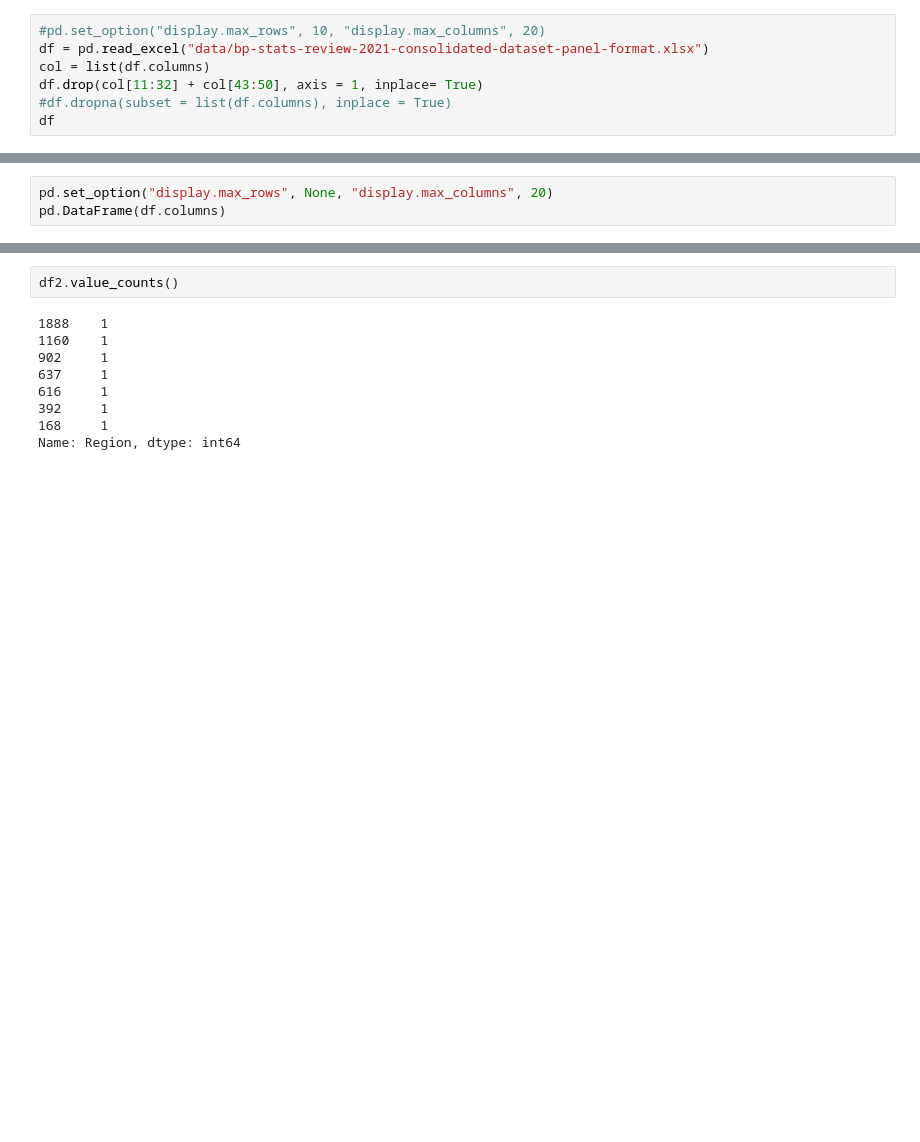
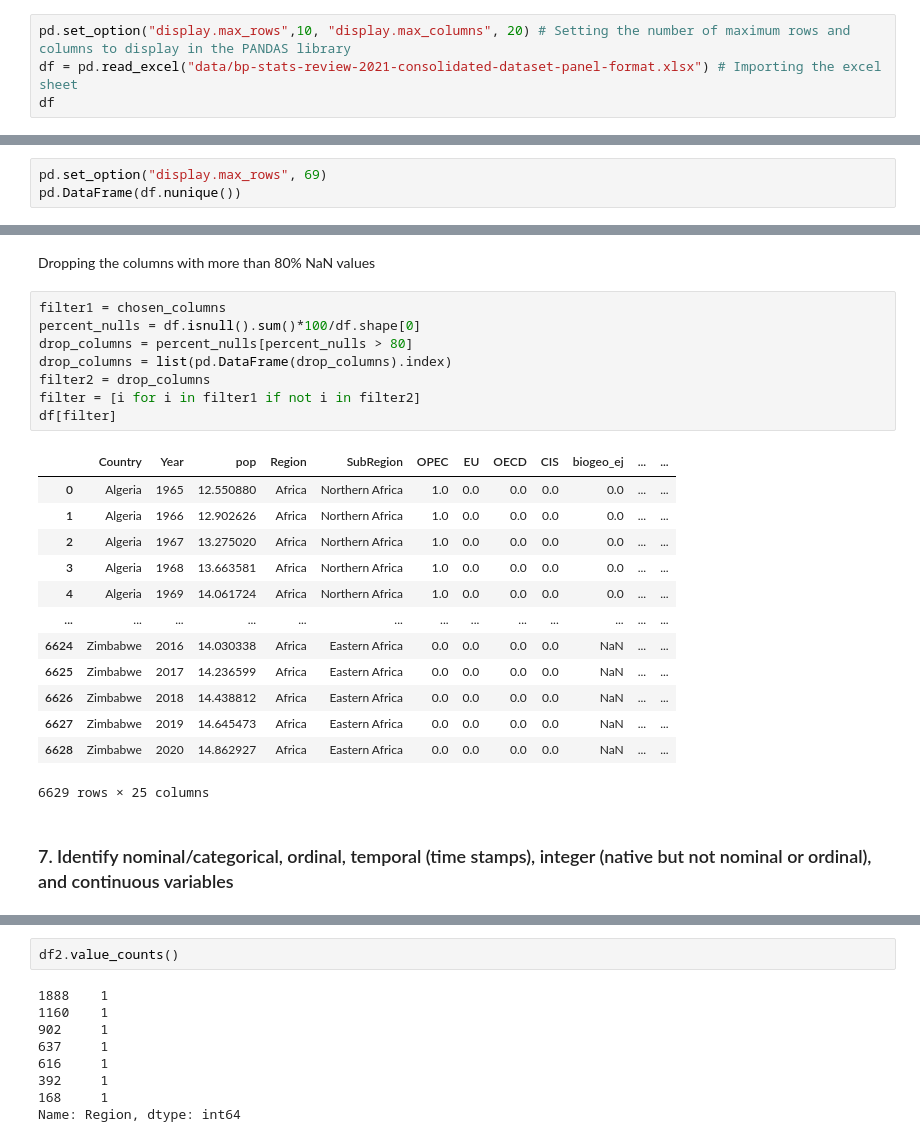
Before and after one commit to PranavaSinghal/DS203-Project, a Jupyter notebook: DS203_project.ipynb, the cells around one changed output, grey strips where cells are left out. Drawn from its saved outputs; the diff is of its cells as text; blank space fills up the shorter version.

```diff
--- a/DS203_project.ipynb
+++ b/DS203_project.ipynb
@@ -8,9 +40,6 @@ pd.set_option("display.max_rows", 10, "display.max_columns", 20)
 # %%
-#pd.set_option("display.max_rows", 10, "display.max_columns", 20)
-df = pd.read_excel("data/bp-stats-review-2021-consolidated-dataset-panel-format.xlsx")
-col = list(df.columns)
-df.drop(col[11:32] + col[43:50], axis = 1, inplace= True)
-#df.dropna(subset = list(df.columns), inplace = True)
+pd.set_option("display.max_rows",10, "display.max_columns", 20) # Setting the number of maximum rows and columns to display in the PANDAS library
+df = pd.read_excel("data/bp-stats-review-2021-consolidated-dataset-panel-format.xlsx") # Importing the excel sheet
 df
 # %% [output]
 |  | Country | Year | pop | ISO3166_alpha3 | ISO3166_numeric | Region | SubRegion | OPEC | EU | ... |
@@ -29,3 +57,0 @@ df
-# %%
-pd.set_option("display.max_rows", None, "display.max_columns", 20)
-pd.DataFrame(df.columns)
@@ -53,0 +84,3 @@ max(list(pd.DataFrame(df.isnull().sum())[0]))
+# %%
+pd.set_option("display.max_rows", 69)
+pd.DataFrame(df.nunique())
@@ -53,0 +221,26 @@ max(list(pd.DataFrame(df.isnull().sum())[0]))
+# %% [markdown]
+Dropping the columns with more than 80% NaN values
+# %%
+filter1 = chosen_columns
+percent_nulls = df.isnull().sum()*100/df.shape[0]
+drop_columns = percent_nulls[percent_nulls > 80]
+drop_columns = list(pd.DataFrame(drop_columns).index)
+filter2 = drop_columns
+filter = [i for i in filter1 if not i in filter2]
+df[filter]
+# %% [output]
+|  | Country | Year | pop | Region | SubRegion | OPEC | EU | OECD | CIS | biogeo_ej | ... | ... |
+| 0 | Algeria | 1965 | 12.550880 | Africa | Northern Africa | 1.0 | 0.0 | 0.0 | 0.0 | 0.0 | ... | ... |
+| 1 | Algeria | 1966 | 12.902626 | Africa | Northern Africa | 1.0 | 0.0 | 0.0 | 0.0 | 0.0 | ... | ... |
+| 2 | Algeria | 1967 | 13.275020 | Africa | Northern Africa | 1.0 | 0.0 | 0.0 | 0.0 | 0.0 | ... | ... |
+| 3 | Algeria | 1968 | 13.663581 | Africa | Northern Africa | 1.0 | 0.0 | 0.0 | 0.0 | 0.0 | ... | ... |
+| 4 | Algeria | 1969 | 14.061724 | Africa | Northern Africa | 1.0 | 0.0 | 0.0 | 0.0 | 0.0 | ... | ... |
+| ... | ... | ... | ... | ... | ... | ... | ... | ... | ... | ... | ... | ... |
+| 6624 | Zimbabwe | 2016 | 14.030338 | Africa | Eastern Africa | 0.0 | 0.0 | 0.0 | 0.0 | NaN | ... | ... |
+| 6625 | Zimbabwe | 2017 | 14.236599 | Africa | Eastern Africa | 0.0 | 0.0 | 0.0 | 0.0 | NaN | ... | ... |
+| 6626 | Zimbabwe | 2018 | 14.438812 | Africa | Eastern Africa | 0.0 | 0.0 | 0.0 | 0.0 | NaN | ... | ... |
+| 6627 | Zimbabwe | 2019 | 14.645473 | Africa | Eastern Africa | 0.0 | 0.0 | 0.0 | 0.0 | NaN | ... | ... |
+| 6628 | Zimbabwe | 2020 | 14.862927 | Africa | Eastern Africa | 0.0 | 0.0 | 0.0 | 0.0 | NaN | ... | ... |
+6629 rows × 25 columns
+# %% [markdown]
+### 7. Identify nominal/categorical, ordinal, temporal (time stamps), integer (native but not nominal or ordinal), and continuous variables
```
Also changed, not shown: parts of 32 cells of this notebook.
